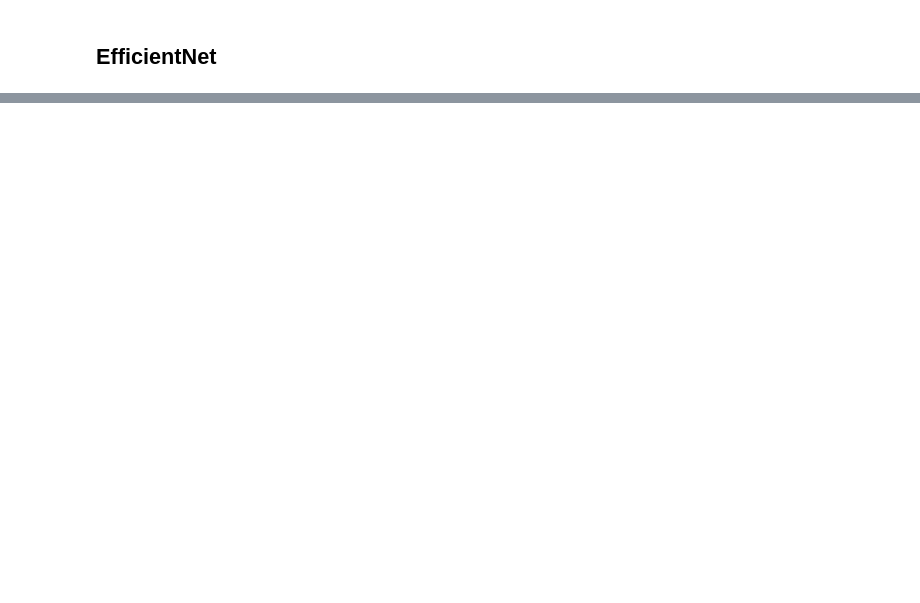
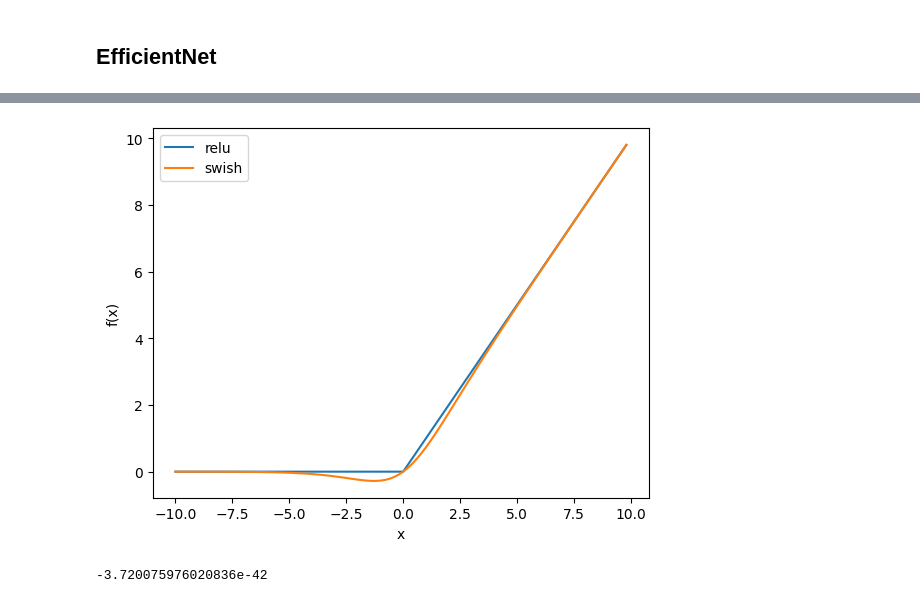
Before and after one commit to rickiepark/hm-dl, a Jupyter notebook: 02-2.ipynb, the cells around one changed output, grey strips where cells are left out. Saved outputs shown, nothing was run; the diff lists cells and outputs as text; code cells hidden in the pictures; blank space fills up the shorter version.

```diff
--- a/02-2.ipynb
+++ b/02-2.ipynb
@@ -153,0 +201,19 @@ ________________________________________________________________________________
+# %%
+import numpy as np
+import matplotlib.pyplot as plt
+from scipy.special import expit
+
+x = np.arange(-10, 10, 0.2)
+
+plt.plot(x, x.clip(0), label='relu')
+plt.plot(x, x * expit(x), label='swish')
+plt.xlabel('x')
+plt.ylabel('f(x)')
+plt.legend()
+plt.show()
+# %% [output]
+[figure, added]
+# %%
+-100 * expit(-100)
+# %% [output]
+-3.720075976020836e-42
```
Also changed, not shown: parts of 18 cells of this notebook.
